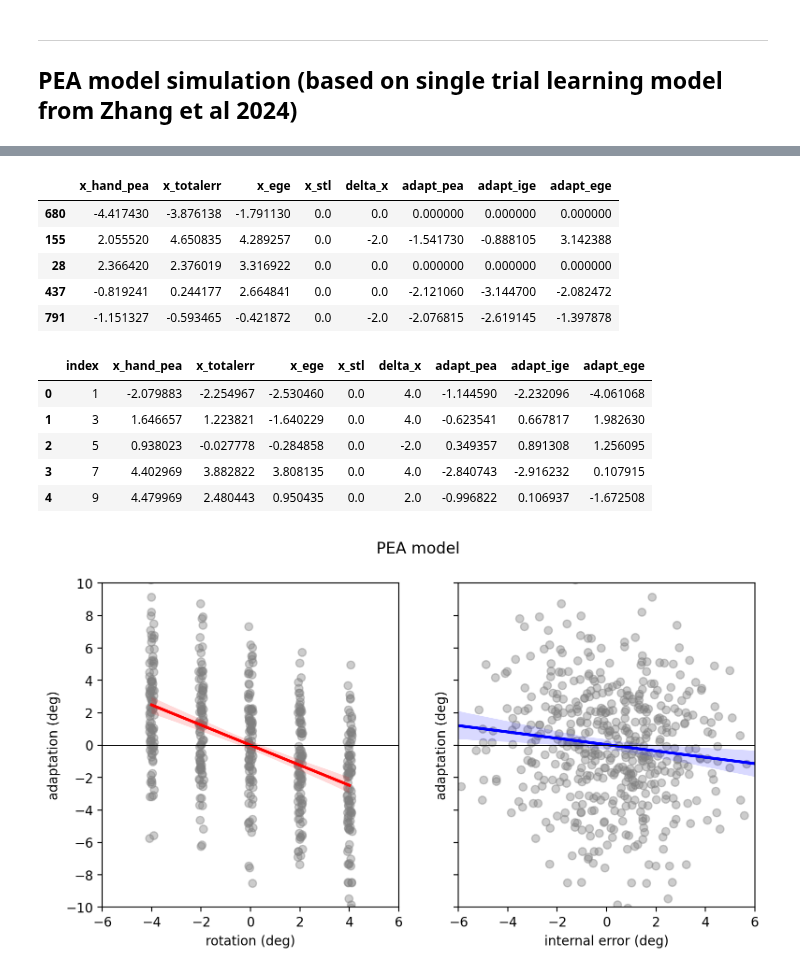
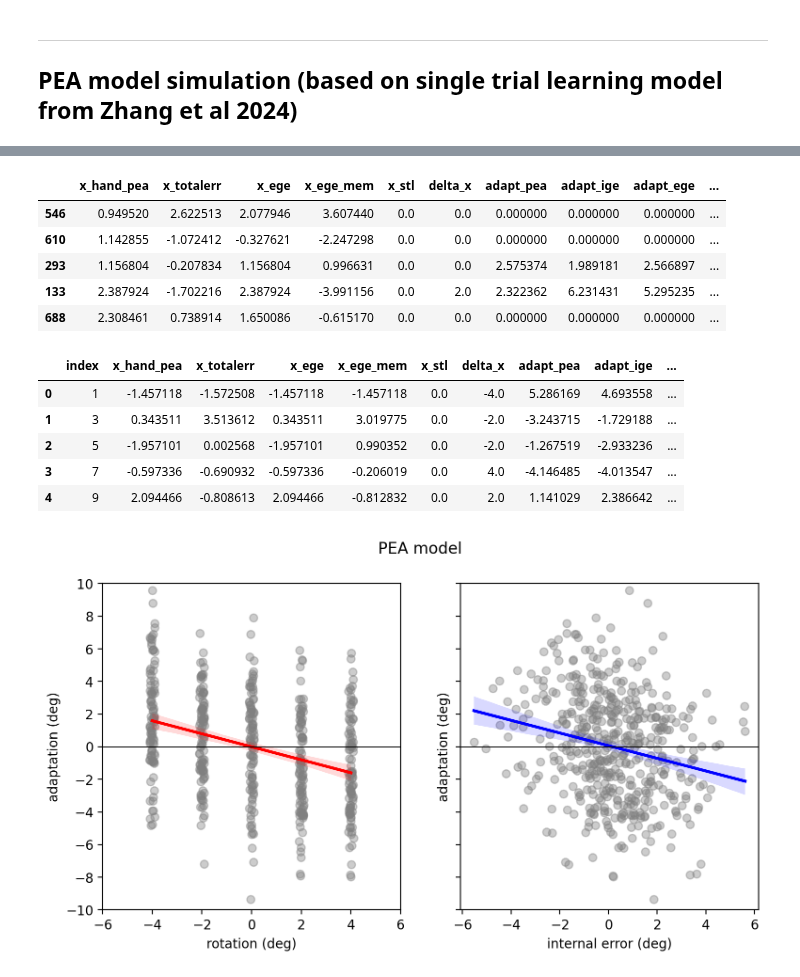
Before and after one commit to ccmlab-ubc/ige-ege, a Jupyter notebook: experiment-1/scripts/pea_simulation.ipynb, the cells around one changed output, grey strips where cells are left out. Drawn from its saved outputs; the diff is of its cells as text; code cells hidden in the pictures.

Commit message:
Test pert sched to optimize design

```diff
--- a/experiment-1/scripts/pea_simulation.ipynb
+++ b/experiment-1/scripts/pea_simulation.ipynb
@@ -13,18 +13,18 @@ from statsmodels.nonparametric.smoothers_lowess import lowess
 
 %config InlineBackend.figure_format = "retina"
 # %%
-def pea(x_v, sigma_v, sigma_int, B, T):
+def pea(x_v, sigma_v, sigma_int, T, B):
     w_int = (1 / sigma_int**2) / (1 / sigma_int**2 + 1 / sigma_v**2)
     w_v = (1 / sigma_v**2) / (1 / sigma_int**2 + 1 / sigma_v**2)
     xhat_hand = w_v * x_v
     x_stl = B * (T - xhat_hand)
     return x_stl
 
-def state_totalerr(previous_state, vis_err, A, B, T):
+def state_totalerr(previous_state, vis_err, T, B, A=0):
     state_est = A * previous_state + B * (T - vis_err)
     return state_est
 
-def state_ege(previous_state, ege, A, B, T):
+def state_ege(previous_state, ege, T, B, A=0):
     state_est = A * previous_state + B * (T - ege)
     return state_est
 # %%
@@ -44,7 +44,7 @@ if use_tgt_file == True:
 pert_size = np.array([-4, -2, 0, 2, 4])
 n_per_pert = 100
 n_per_miniblock = 2
-num_trials = len(pert_size) * n_per_pert * n_per_miniblock + 1  # must add one to get correct number of adaptation measures using triplet method
+num_trials = len(pert_size) * n_per_pert * n_per_miniblock + 1  # add 1 to get even number of adaptation measures
 perts = np.repeat(pert_size, n_per_pert)
 perts = np.random.permutation(perts)
 pert_idx = np.arange(1, num_trials, n_per_miniblock)
@@ -54,8 +54,9 @@ postpert_idx = pert_idx + 1
 delta_x = np.zeros(num_trials)
 delta_x[pert_idx] = perts
 
+# Test different fb schedules; names wrt which trials have vis fb
 vis_fb_scheds = ["all", "pre pert", "post pert", "none", "mixed"]
-vis_fb_sched = "mixed"
+vis_fb_sched = "none"
 vis_fb = np.zeros(num_trials, dtype=bool)
 if vis_fb_sched == "all":
     vis_fb = np.ones(num_trials, dtype=bool)
@@ -99,14 +105,13 @@ x_stl = np.zeros(num_trials)  # PEA observer
 x_hand_pea = np.zeros(num_trials)
 x_totalerr = np.zeros(num_trials)  # hand angle of state estimator, learns from total error
 x_ege = np.zeros(num_trials)  # hand angle of state estimator, learns from ege only
-x_totalerr_mem = np.zeros(num_trials)
-x_ege_mem = np.zeros(num_trials)
+x_ege_mem = np.zeros(num_trials)  # state estimator with non-zero retention factor
 T = 0
 if use_memory == True:
-    A = 0.5
+    A = 0.7  # 0.84 comes from Marko et al
 else:
     A = 0.0
-B = 0.75
+B = 0.5
 
 # Loop through trials
 for i in range(num_trials - 1):
@@ -126,9 +131,10 @@ for i in range(num_trials - 1):
         vis_err = x_totalerr[i] + delta_x[i]
         ege = delta_x[i]
 
-    x_totalerr[i + 1] = state_totalerr(x_totalerr[i], vis_err, A, B, T) + eps[i + 1]
-    x_ege[i + 1] = state_ege(x_ege[i], ege, A, B, T) + eps[i + 1]
-    x_hand_pea[i + 1] = pea(x_v, sigma_v, sigma_int, B, T) + eps[i + 1]
+    x_hand_pea[i + 1] = pea(x_v, sigma_v, sigma_int, T, B) + eps[i + 1]
+    x_totalerr[i + 1] = state_totalerr(x_totalerr[i], vis_err, T, B, A) + eps[i + 1]
+    x_ege[i + 1] = state_ege(x_ege[i], ege, T, B) + eps[i + 1]
+    x_ege_mem[i + 1] = state_ege(x_ege_mem[i], ege, T, B, A) + eps[i + 1]
 # %%
 # Adaptation quantified as difference in hand angle post- and pre-perturbation
 adapt_pea = np.zeros(num_trials)
@@ -140,51 +146,54 @@ adapt_ige[1::n_per_miniblock] = x_totalerr[2::n_per_miniblock] - x_totalerr[0:-1
 adapt_ege = np.zeros(num_trials)
 adapt_ege[1::n_per_miniblock] = x_ege[2::n_per_miniblock] - x_ege[0:-1:n_per_miniblock]
 
+adapt_ege_mem = np.zeros(num_trials)
+adapt_ege_mem[1::n_per_miniblock] = x_ege_mem[2::n_per_miniblock] - x_ege_mem[0:-1:n_per_miniblock]
+
 # Create data frame with all trials
 df_pea = pd.DataFrame({
-    "x_hand_pea":x_hand_pea, "x_totalerr":x_totalerr, "x_ege":x_ege, "x_stl":x_stl,
-    "delta_x":delta_x, "adapt_pea":adapt_pea, "adapt_ige":adapt_ige, "adapt_ege": adapt_ege
+    "x_hand_pea":x_hand_pea, "x_totalerr":x_totalerr, "x_ege":x_ege, "x_ege_mem":x_ege_mem, "x_stl":x_stl,
+    "delta_x":delta_x, "adapt_pea":adapt_pea, "adapt_ige":adapt_ige, "adapt_ege": adapt_ege, "adapt_ege_mem":adapt_ege_mem,
 })
 df_pea.sample(5)
 # %% [output]
-|  | x_hand_pea | x_totalerr | x_ege | x_stl | delta_x | adapt_pea | adapt_ige | adapt_ege |
-| 680 | -4.417430 | -3.876138 | -1.791130 | 0.0 | 0.0 | 0.000000 | 0.000000 | 0.000000 |
-| 155 | 2.055520 | 4.650835 | 4.289257 | 0.0 | -2.0 | -1.541730 | -0.888105 | 3.142388 |
-| 28 | 2.366420 | 2.376019 | 3.316922 | 0.0 | 0.0 | 0.000000 | 0.000000 | 0.000000 |
-| 437 | -0.819241 | 0.244177 | 2.664841 | 0.0 | 0.0 | -2.121060 | -3.144700 | -2.082472 |
-| 791 | -1.151327 | -0.593465 | -0.421872 | 0.0 | -2.0 | -2.076815 | -2.619145 | -1.397878 |
+|  | x_hand_pea | x_totalerr | x_ege | x_ege_mem | x_stl | delta_x | adapt_pea | adapt_ige | adapt_ege | ... |
+| 546 | 0.949520 | 2.622513 | 2.077946 | 3.607440 | 0.0 | 0.0 | 0.000000 | 0.000000 | 0.000000 | ... |
+| 610 | 1.142855 | -1.072412 | -0.327621 | -2.247298 | 0.0 | 0.0 | 0.000000 | 0.000000 | 0.000000 | ... |
+| 293 | 1.156804 | -0.207834 | 1.156804 | 0.996631 | 0.0 | 0.0 | 2.575374 | 1.989181 | 2.566897 | ... |
+| 133 | 2.387924 | -1.702216 | 2.387924 | -3.991156 | 0.0 | 2.0 | 2.322362 | 6.231431 | 5.295235 | ... |
+| 688 | 2.308461 | 0.738914 | 1.650086 | -0.615170 | 0.0 | 0.0 | 0.000000 | 0.000000 | 0.000000 | ... |
 # %%
 # Create trimmed data frame without null trials
 pea = df_pea.iloc[1::n_per_miniblock].reset_index()
 pea.head()
 # %% [output]
-|  | index | x_hand_pea | x_totalerr | x_ege | x_stl | delta_x | adapt_pea | adapt_ige | adapt_ege |
-| 0 | 1 | -2.079883 | -2.254967 | -2.530460 | 0.0 | 4.0 | -1.144590 | -2.232096 | -4.061068 |
-| 1 | 3 | 1.646657 | 1.223821 | -1.640229 | 0.0 | 4.0 | -0.623541 | 0.667817 | 1.982630 |
-| 2 | 5 | 0.938023 | -0.027778 | -0.284858 | 0.0 | -2.0 | 0.349357 | 0.891308 | 1.256095 |
-| 3 | 7 | 4.402969 | 3.882822 | 3.808135 | 0.0 | 4.0 | -2.840743 | -2.916232 | 0.107915 |
-| 4 | 9 | 4.479969 | 2.480443 | 0.950435 | 0.0 | 2.0 | -0.996822 | 0.106937 | -1.672508 |
+|  | index | x_hand_pea | x_totalerr | x_ege | x_ege_mem | x_stl | delta_x | adapt_pea | adapt_ige | ... |
+| 0 | 1 | -1.457118 | -1.572508 | -1.457118 | -1.457118 | 0.0 | -4.0 | 5.286169 | 4.693558 | ... |
+| 1 | 3 | 0.343511 | 3.513612 | 0.343511 | 3.019775 | 0.0 | -2.0 | -3.243715 | -1.729188 | ... |
+| 2 | 5 | -1.957101 | 0.002568 | -1.957101 | 0.990352 | 0.0 | -2.0 | -1.267519 | -2.933236 | ... |
+| 3 | 7 | -0.597336 | -0.690932 | -0.597336 | -0.206019 | 0.0 | 4.0 | -4.146485 | -4.013547 | ... |
+| 4 | 9 | 2.094466 | -0.808613 | 2.094466 | -0.812832 | 0.0 | 2.0 | 1.141029 | 2.386642 | ... |
 # %%
 # PEA model
 # Plot adaptation to external errors (lowess=True for 'piecewise' fit)
 fig, axs = plt.subplots(1, 2, sharey=True, figsize=(9, 4.5))
 sns.regplot(data=pea, x="delta_x", x_jitter=0.1, y="adapt_pea",
                scatter_kws={"alpha":0.4, "color":"gray"}, line_kws={"color":"r"}, ax=axs[0])
 axs[0].set(xlabel="rotation (deg)", ylabel="adaptation (deg)", xlim=[-5, 5], xticks=np.arange(-6, 6.01, 2),
            ylim=[-10, 10], yticks=np.arange(-10, 10.01, 2))
 axs[0].axhline(color="k", linewidth=0.5)
 
 sns.regplot(data=pea, x="x_hand_pea", y="adapt_pea", line_kws={"color":"b"}, scatter_kws={"alpha":0.4, "color":"gray"}, ax=axs[1])
-axs[1].set(xlim=[-5, 5], xticks=np.arange(-6, 6.01, 2), ylim=[-10, 10], yticks=np.arange(-10, 10.01, 2),
+axs[1].set(ylim=[-10, 10], yticks=np.arange(-10, 10.01, 2),
           xlabel="internal error (deg)", ylabel="adaptation (deg)")
 axs[1].axhline(color="k", linewidth=0.5)
 
 fig.suptitle("PEA model")
 # fig.savefig("pea-model-sim.png")
 
 plt.show()
 # %% [output]
-[figure, old version]
+[figure, new version]
 # %%
 # State estimator (visual learner)
 fig, axs = plt.subplots(1, 2, figsize=(9, 4.5))
```
Also changed, not shown: parts of 6 cells of this notebook, 2 other files.
